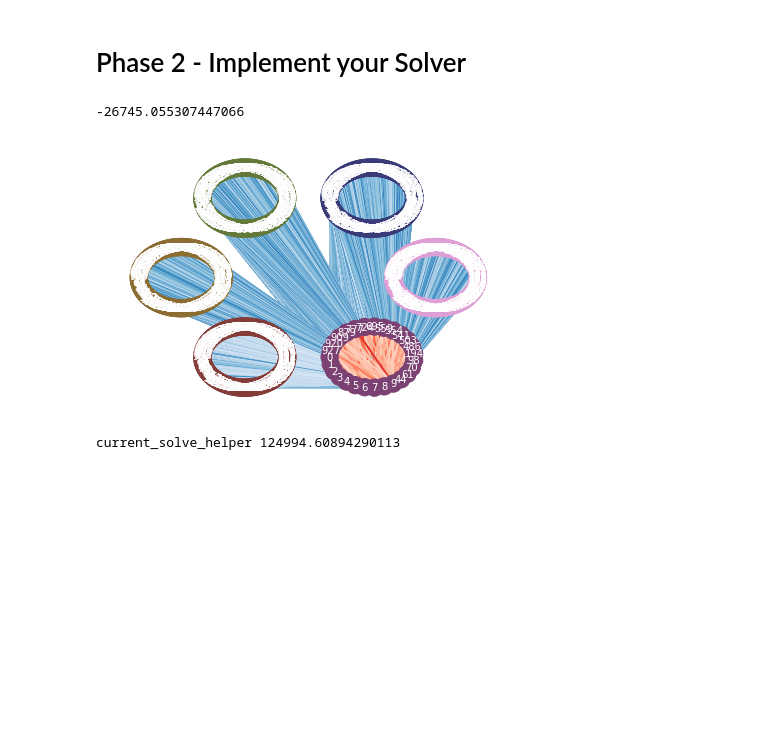
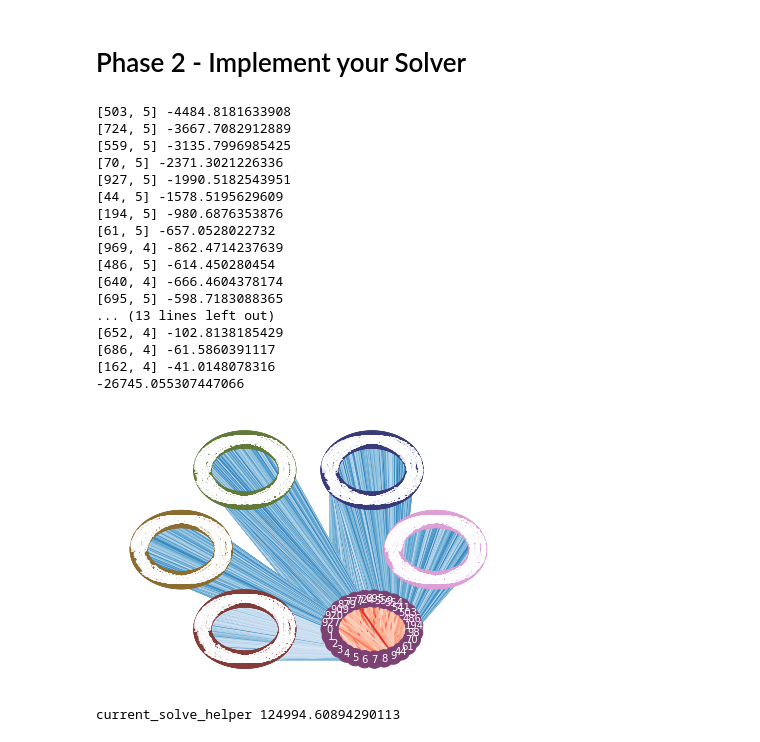
Before and after one commit to riensou/CS-170-Project-Fa22, a Jupyter notebook: main.ipynb, the cells around one changed output. Cells and saved outputs as stored; diff of their text form; code cells hidden in the pictures; blank space fills up the shorter version.

```diff
--- a/main.ipynb
+++ b/main.ipynb
@@ -123,38 +123,55 @@ for solver in solvers:
     initial_score = score(G)
 
 
     bucket = Bucket_Structure(G.copy())
 
     total_gains = 0
 
     # print(bucket.buckets)
 
     for _ in range(300):
         move, gain = O1_operator(bucket)
 
         if gain < 0:
-            #print(move, gain)
+            print(move, gain)
 
             total_gains += gain
 
             G.nodes[move[0]]['team'] = move[1]
 
+            # current_score = score(G)
+            # print(current_score - initial_score)
 
-
-            #bucket = Bucket_Structure(G)
-            bucket.update(move)
+            bucket = Bucket_Structure(G)
+            #bucket.update(move)
 
     #print(total_gains)
 
     current_score = score(G)
     print(current_score - initial_score)
 
     validate_output(G)
     visualize(G)
     print(solver.__name__, score(G))
 # %% [output]
+[503, 5] -4484.8181633908
+[724, 5] -3667.7082912889
+[559, 5] -3135.7996985425
+[70, 5] -2371.3021226336
+[927, 5] -1990.5182543951
+[44, 5] -1578.5195629609
+[194, 5] -980.6876353876
+[61, 5] -657.0528022732
+[969, 4] -862.4714237639
+[486, 5] -614.450280454
+[640, 4] -666.4604378174
+[695, 5] -598.7183088365
+... (13 lines left out)
+[652, 4] -102.8138185429
+[686, 4] -61.5860391117
+[162, 4] -41.0148078316
 -26745.055307447066
-[figure, old version]
+[figure, new version]
 current_solve_helper 124994.60894290113
 # %%
 # We can use this to upper-bound the number of teams by looking at the leaderboard.
```
Also changed, not shown: 1 other file.
